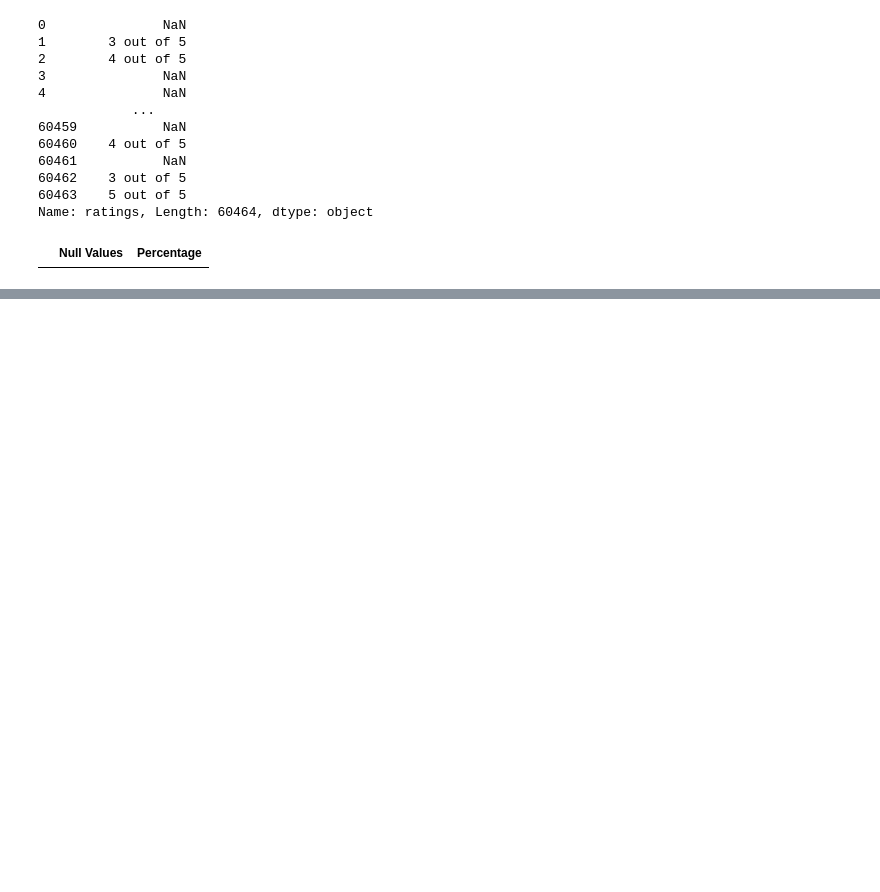
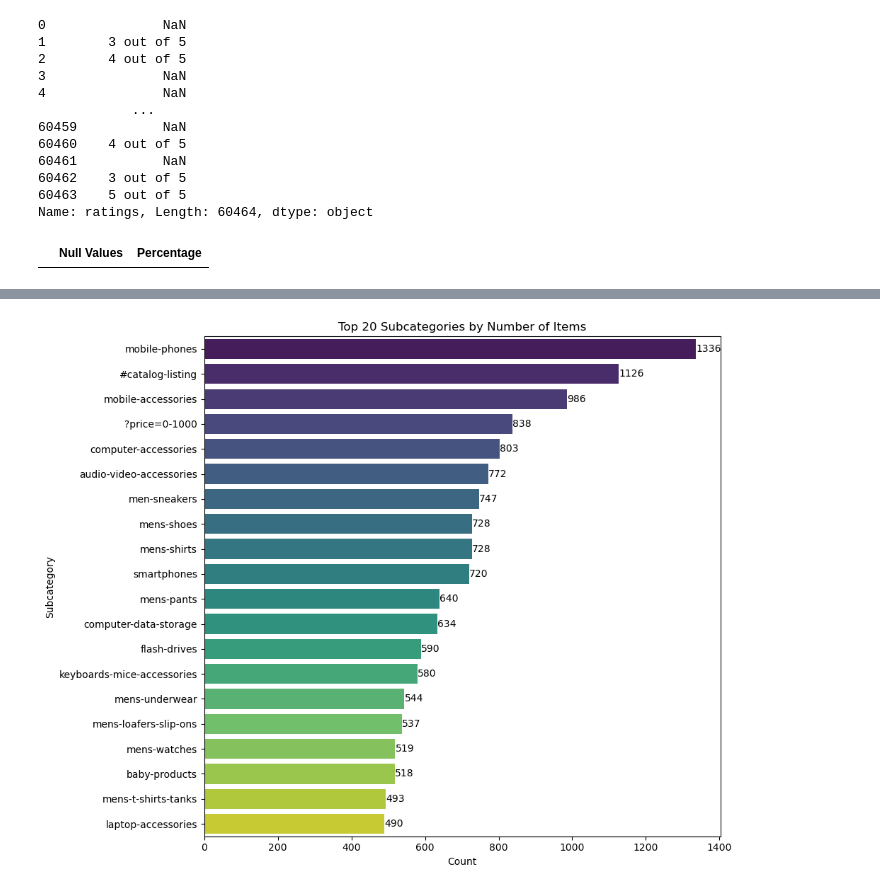
Before and after one commit to joakimTI/JUMIA-PRODUCTS-RECOMMENDATION-AND-PRODUCT-REVIEW-SYSTEM, a Jupyter notebook: index.ipynb, the cells around one changed output, grey strips where cells are left out. Saved outputs shown, nothing was run; the diff lists cells and outputs as text; code cells hidden in the pictures; blank space fills up the shorter version.

```diff
--- a/index.ipynb
+++ b/index.ipynb
@@ -290,0 +430,26 @@ df_1.head()
+# %%
+# Group rare subcategories as "Other"
+df_1['subcategory'] = df_1['subcategory'].apply(lambda x: x if df_1['subcategory'].value_counts()[x] > 5 else 'Other')
+# %%
+# Bar Plot for Subcategory Count to get a sense of distribution
+# Sort subcategories in descending order and select the top 20
+subcategory_counts = df_1['subcategory'].value_counts().head(20)
+
+plt.figure(figsize=(10, 8))
+sns.barplot(
+    y=subcategory_counts.index,
+    x=subcategory_counts.values,
+    palette="viridis"
+)
+plt.xlabel("Count")
+plt.ylabel("Subcategory")
+plt.title("Top 20 Subcategories by Number of Items")
+
+# Adding value annotations
+for index, value in enumerate(subcategory_counts.values):
+    plt.text(value, index, str(value), va='center')  # Adding values next to bars
+
+plt.tight_layout()
+plt.show()
+# %% [output]
+[figure, added]
```
Also changed, not shown: parts of 24 cells of this notebook.
